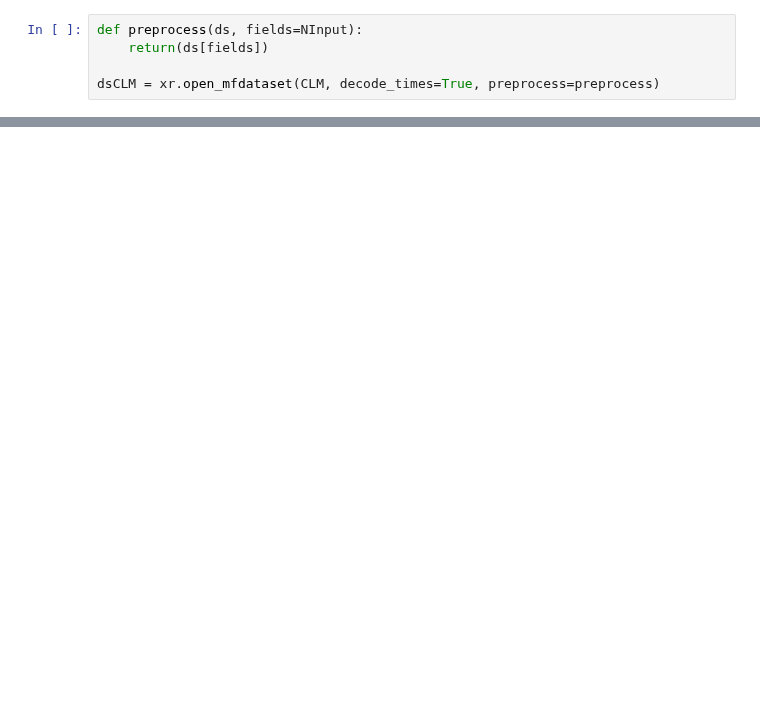
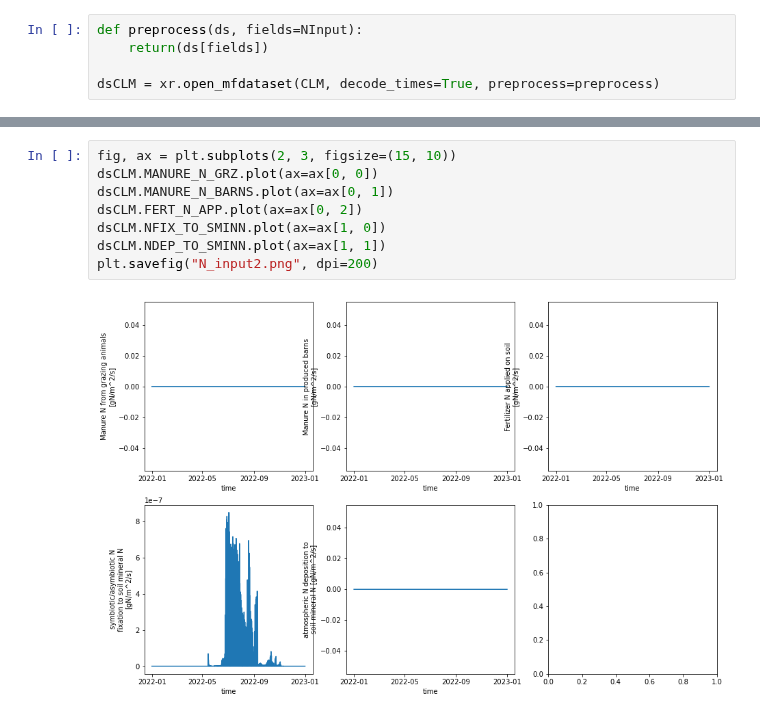
Before and after one commit to jinmuluo/pymaps, a Jupyter notebook: SP_plot.ipynb, the cells around one changed output, grey strips where cells are left out. Cells and saved outputs as stored; diff of their text form; blank space fills up the shorter version.

```diff
--- a/SP_plot.ipynb
+++ b/SP_plot.ipynb
@@ -107,0 +97,10 @@ plt.show()
+# %%
+fig, ax = plt.subplots(2, 3, figsize=(15, 10))
+dsCLM.MANURE_N_GRZ.plot(ax=ax[0, 0])
+dsCLM.MANURE_N_BARNS.plot(ax=ax[0, 1])
+dsCLM.FERT_N_APP.plot(ax=ax[0, 2])
+dsCLM.NFIX_TO_SMINN.plot(ax=ax[1, 0])
+dsCLM.NDEP_TO_SMINN.plot(ax=ax[1, 1])
+plt.savefig("N_input2.png", dpi=200)
+# %% [output]
+[figure, added]
```
Also changed, not shown: parts of 5 cells of this notebook, 7 other files.
